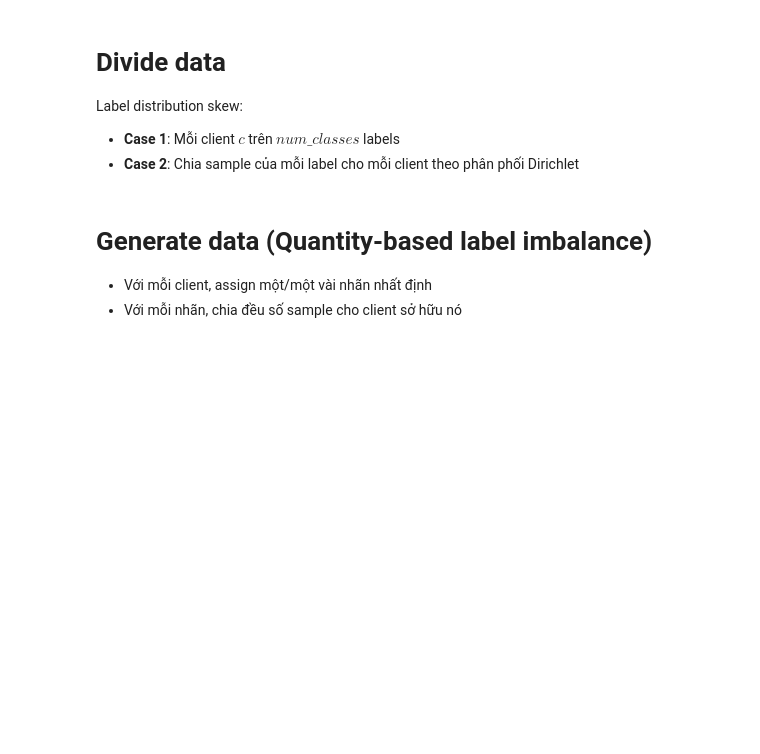
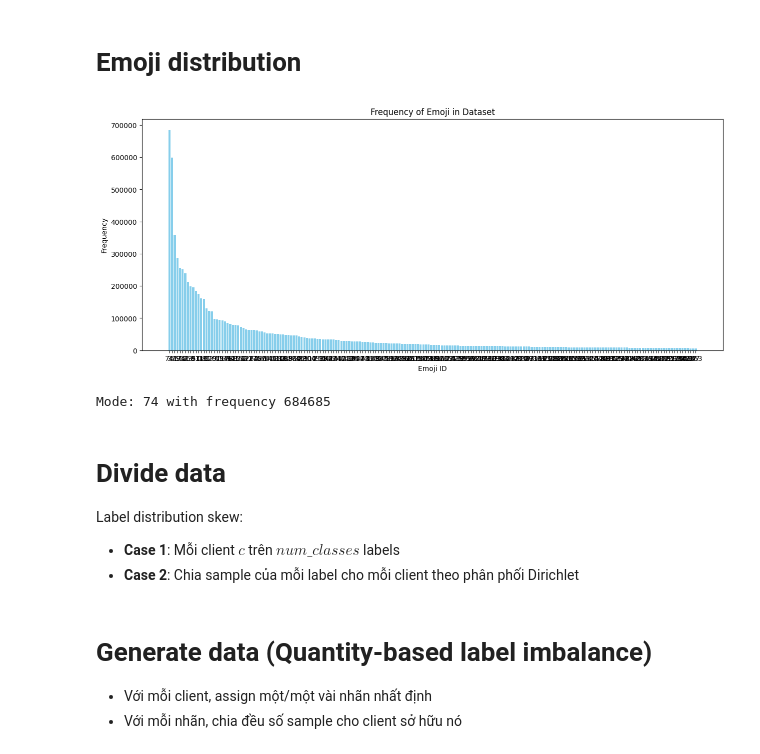
Before and after one commit to IrisStream/Xmoji, a Jupyter notebook: src/data_processing/generator.ipynb, the cells around one changed output. Cells and saved outputs as stored; diff of their text form; code cells hidden in the pictures; blank space fills up the shorter version.

```diff
--- a/src/data_processing/generator.ipynb
+++ b/src/data_processing/generator.ipynb
@@ -0,0 +1,39 @@
+# %% [markdown]
+# Emoji distribution
+# %%
+from generator import get_X_y
+import numpy as np
+import matplotlib.pyplot as plt
+from scipy.stats import mode
+
+X, y = get_X_y()
+
+unique_values, counts = np.unique(y, return_counts=True)
+
+# Sort values based on counts
+sorted_indices = np.argsort(counts)[::-1]
+sorted_values = unique_values[sorted_indices][:200]
+sorted_counts = counts[sorted_indices][:200]
+
+# Set the figure size
+fig, ax = plt.subplots(figsize=(15, 6))
+
+# Create a bar chart
+ax.bar([str(value) for value in sorted_values], sorted_counts, color='skyblue')
+
+# Add labels and title
+ax.set_xlabel('Emoji ID')
+ax.set_ylabel('Frequency')
+ax.set_title('Frequency of Emoji in Dataset')
+
+# Show the plot
+plt.show()
+
+# Calculate the mode
+mode_result = mode(y)
+
+# Print the mode
+print(f"Mode: {mode_result.mode} with frequency {mode_result.count}")
+# %% [output]
+[figure, added]
+Mode: 74 with frequency 684685
```
Also changed, not shown: parts of 1 cell of this notebook, 1 other file.
